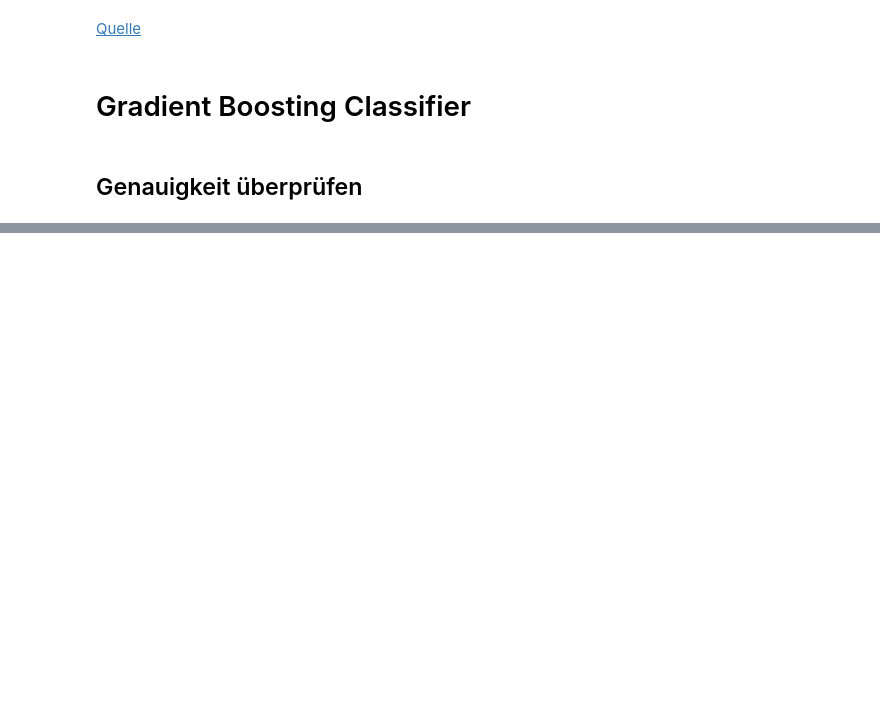
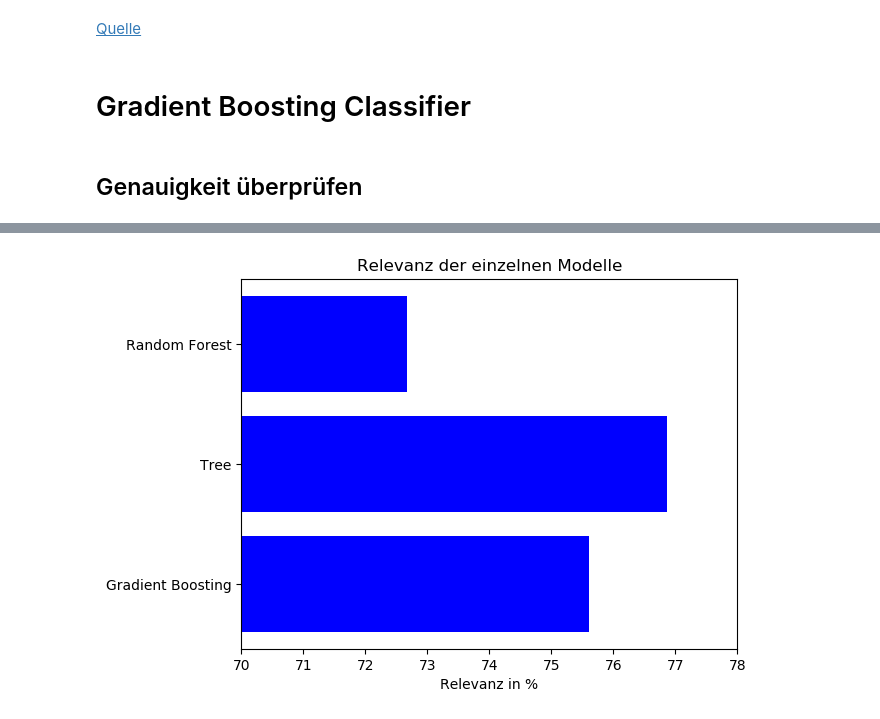
Before and after one commit to MarcZeger/MachineLearning, a Jupyter notebook: Notebook.ipynb, the cells around one changed output, grey strips where cells are left out. Cells and saved outputs as stored; diff of their text form; code cells hidden in the pictures; blank space fills up the shorter version.

```diff
--- a/Notebook.ipynb
+++ b/Notebook.ipynb
@@ -357,0 +398,22 @@ F1 Score: 62.44%
+# %%
+# Relevanz vergleichen
+plt.rcdefaults()
+fig, ax = plt.subplots()
+
+# Example data
+modelle = ('Random Forest', 'Tree', 'Gradient Boosting')
+y_pos = np.arange(len(modelle))
+precision = (rf_values['precision'], tree_values['precision'], gb_values['precision'])
+
+ax.barh(y_pos, precision, align='center', color='blue')
+ax.set_yticks(y_pos)
+ax.set_yticklabels(modelle)
+ax.invert_yaxis()  # labels read top-to-bottom
+ax.set_xlabel('Relevanz in %')
+ax.set_title('Relevanz der einzelnen Modelle')
+ax.set_xlim([70, 78])
+
+
+plt.show()
+# %% [output]
+[figure, added]
```
Also changed, not shown: parts of 11 cells of this notebook.
